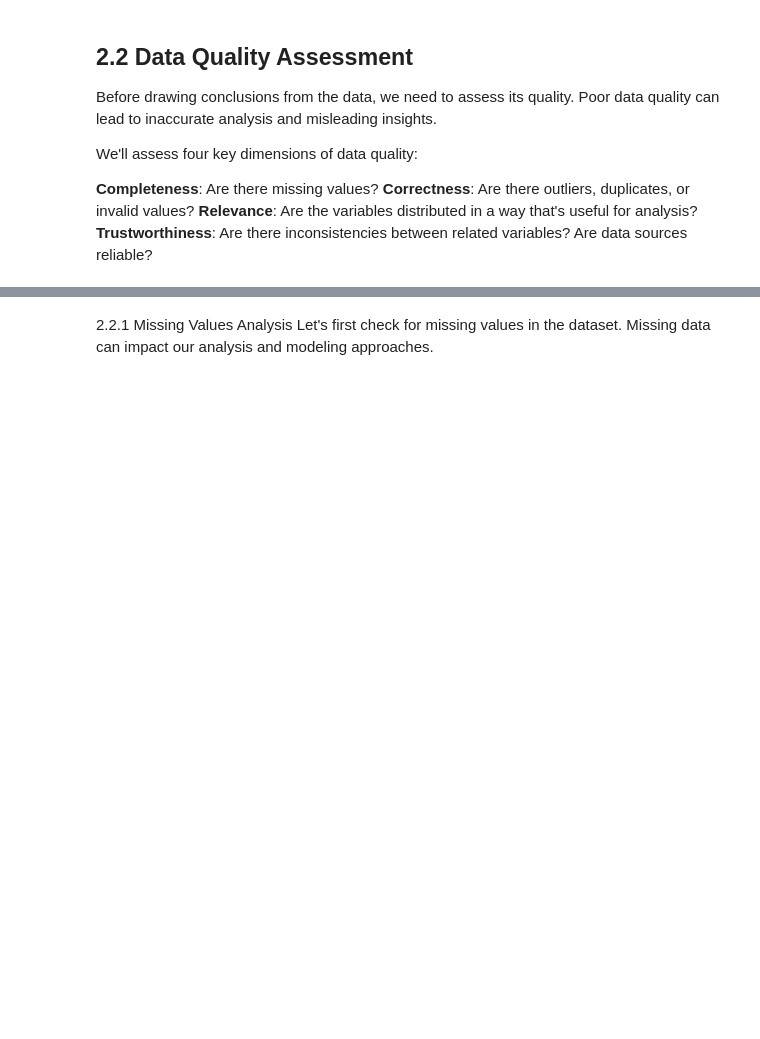
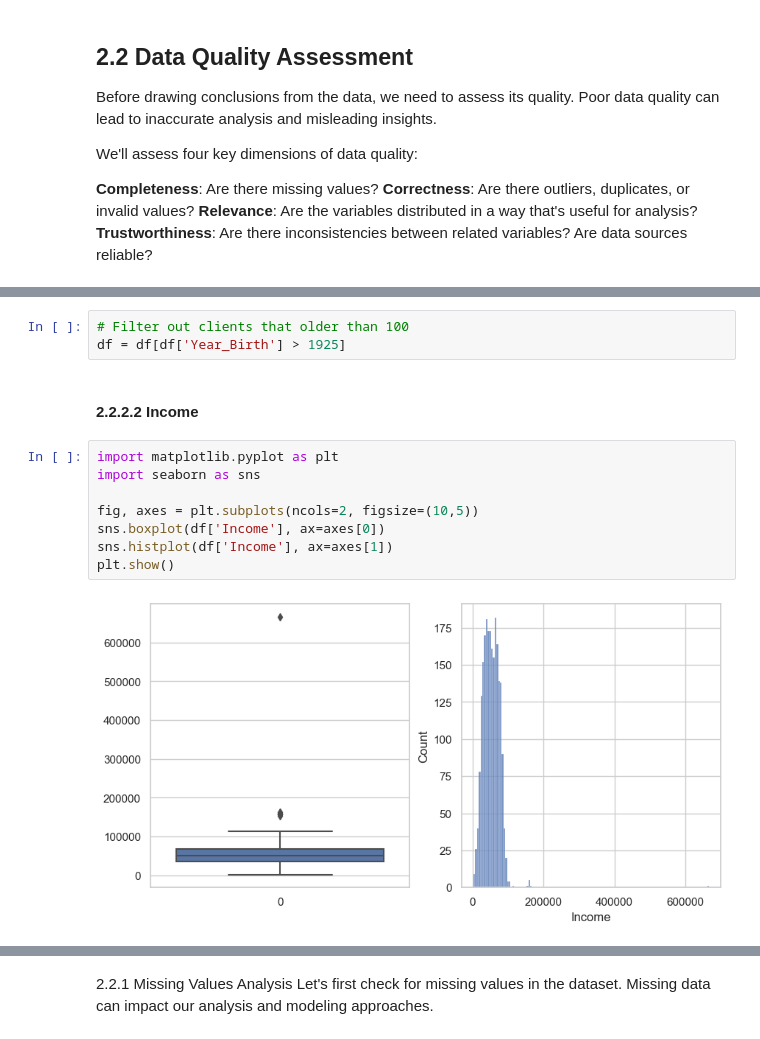
Before and after one commit to annapoltavets/ml-and-engineering-docs, a Jupyter notebook: caltech/module2-statistics/marketing_campaign/Marketing_EDA.ipynb, the cells around one changed output, grey strips where cells are left out. Saved outputs shown, nothing was run; the diff lists cells and outputs as text; blank space fills up the shorter version.

```diff
--- a/caltech/module2-statistics/marketing_campaign/Marketing_EDA.ipynb
+++ b/caltech/module2-statistics/marketing_campaign/Marketing_EDA.ipynb
@@ -239,0 +276,15 @@ print(pd.__version__)
+# %%
+# Filter out clients that older than 100
+df = df[df['Year_Birth'] > 1925]
+# %% [markdown]
+#### 2.2.2.2 Income
+# %%
+import matplotlib.pyplot as plt
+import seaborn as sns
+
+fig, axes = plt.subplots(ncols=2, figsize=(10,5))
+sns.boxplot(df['Income'], ax=axes[0])
+sns.histplot(df['Income'], ax=axes[1])
+plt.show()
+# %% [output]
+[figure, added]
```
Also changed, not shown: parts of 33 cells of this notebook.
